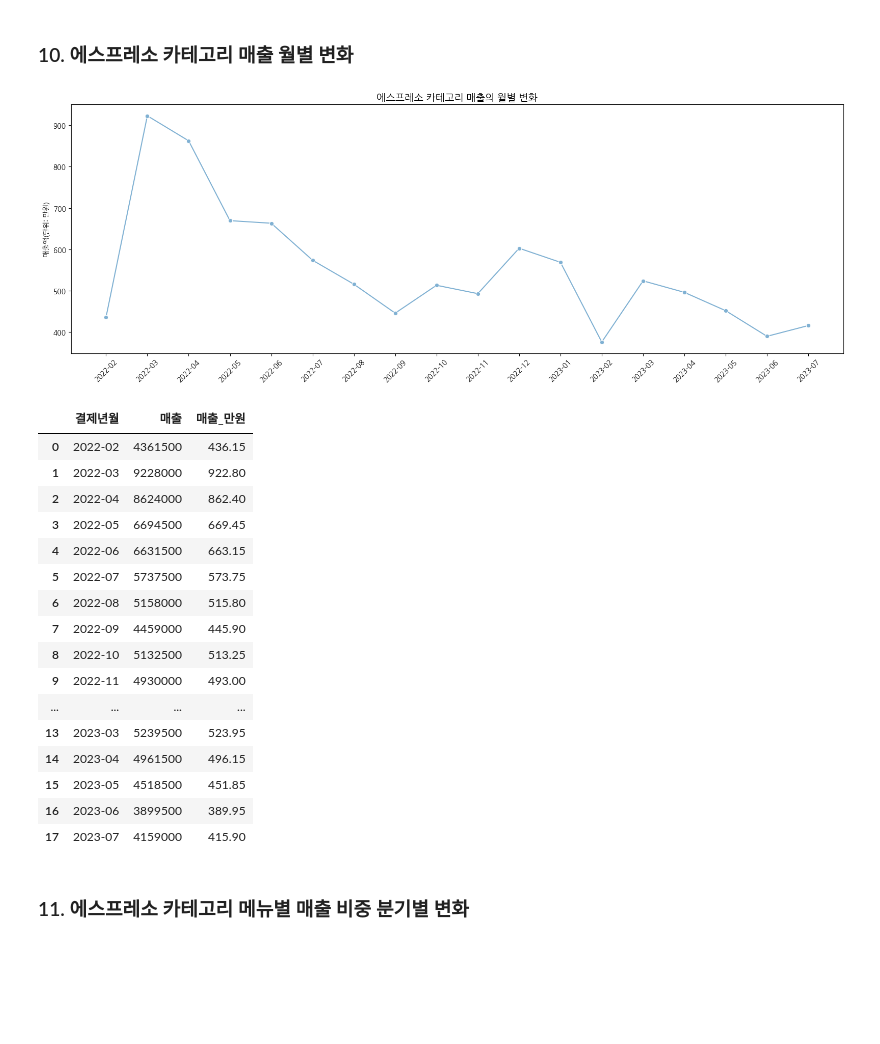
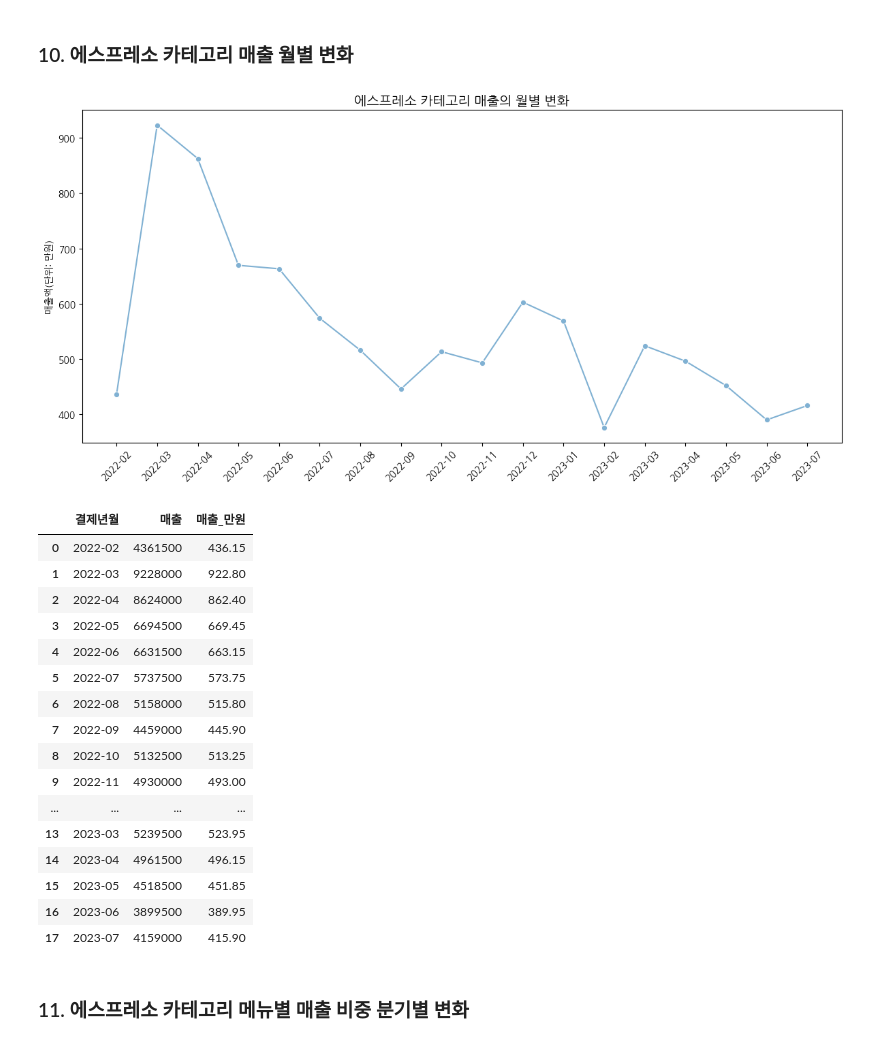
Before and after one commit to Parking93/Jeju_cafe_data_analysis_project, a Jupyter notebook: jeju_cafe_project.ipynb, the cells around one changed output. Saved outputs shown, nothing was run; the diff lists cells and outputs as text; code cells hidden in the pictures; blank space fills up the shorter version.

```diff
--- a/jeju_cafe_project.ipynb
+++ b/jeju_cafe_project.ipynb
@@ -886,35 +886,35 @@ monthly_espresso_rev = (
     .sum()
     .reset_index(name='매출')
 )
 
 # 월 라벨이 시간 순서대로 표시되도록 정렬한다.
 month_order = espresso_sales_df.sort_values('결제일')['결제년월'].drop_duplicates().tolist()
 monthly_espresso_rev['결제년월'] = pd.Categorical(monthly_espresso_rev['결제년월'], categories=month_order, ordered=True)
 monthly_espresso_rev = monthly_espresso_rev.sort_values('결제년월')
 
 # 그래프 해석을 쉽게 하기 위해 매출 단위를 원에서 만원으로 변환한다.
 monthly_espresso_rev['매출_만원'] = monthly_espresso_rev['매출'] / 1e4
 
 # 에스프레소 카테고리 매출의 월별 변화 시각화
-plt.figure(figsize=(16, 6))
+plt.figure(figsize=(12, 6))
 sns.lineplot(
     data=monthly_espresso_rev,
     x='결제년월',
     y='매출_만원',
     marker='o',
     color=sns.color_palette('Set3')[4],
 )
 
 plt.title('에스프레소 카테고리 매출의 월별 변화', fontsize=14)
 plt.xlabel('')
 plt.ylabel('매출액(단위: 만원)')
 plt.xticks(rotation=45)
 plt.tight_layout()
 plt.show()
 
 monthly_espresso_rev
 # %% [output]
-[figure, old version]
+[figure, new version]
 |  | 결제년월 | 매출 | 매출_만원 |
 | 0 | 2022-02 | 4361500 | 436.15 |
 | 1 | 2022-03 | 9228000 | 922.80 |
```
Also changed, not shown: 2 other files.
